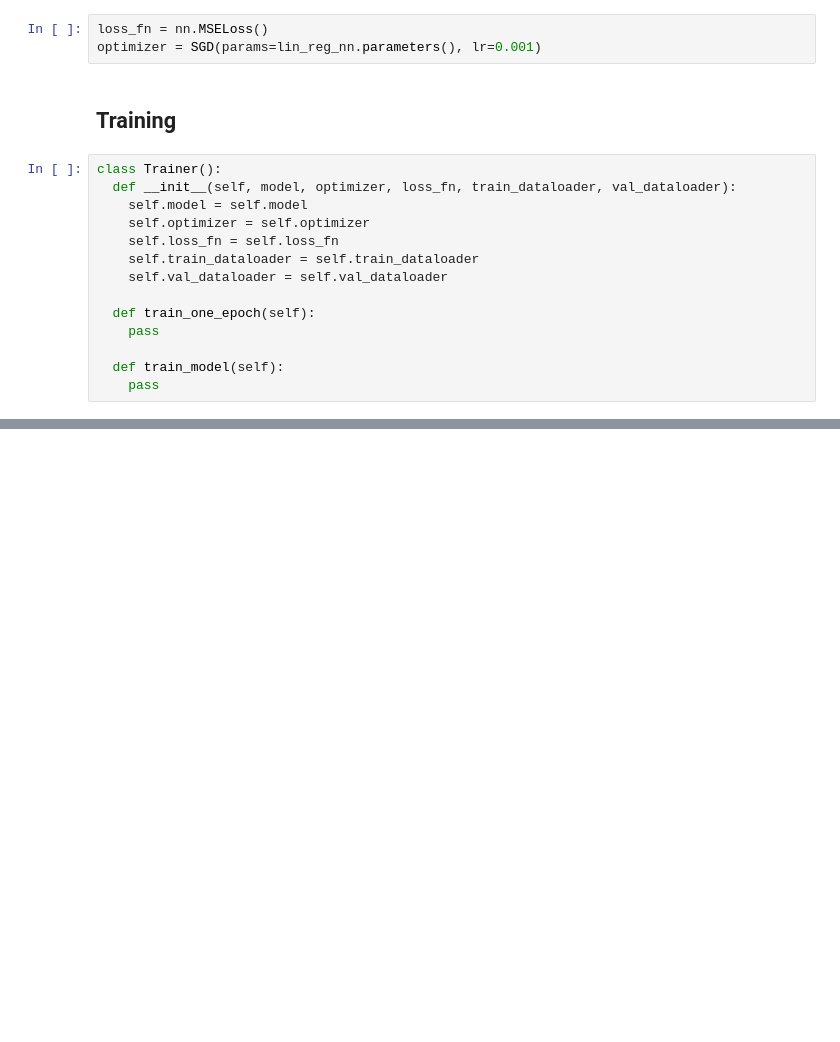
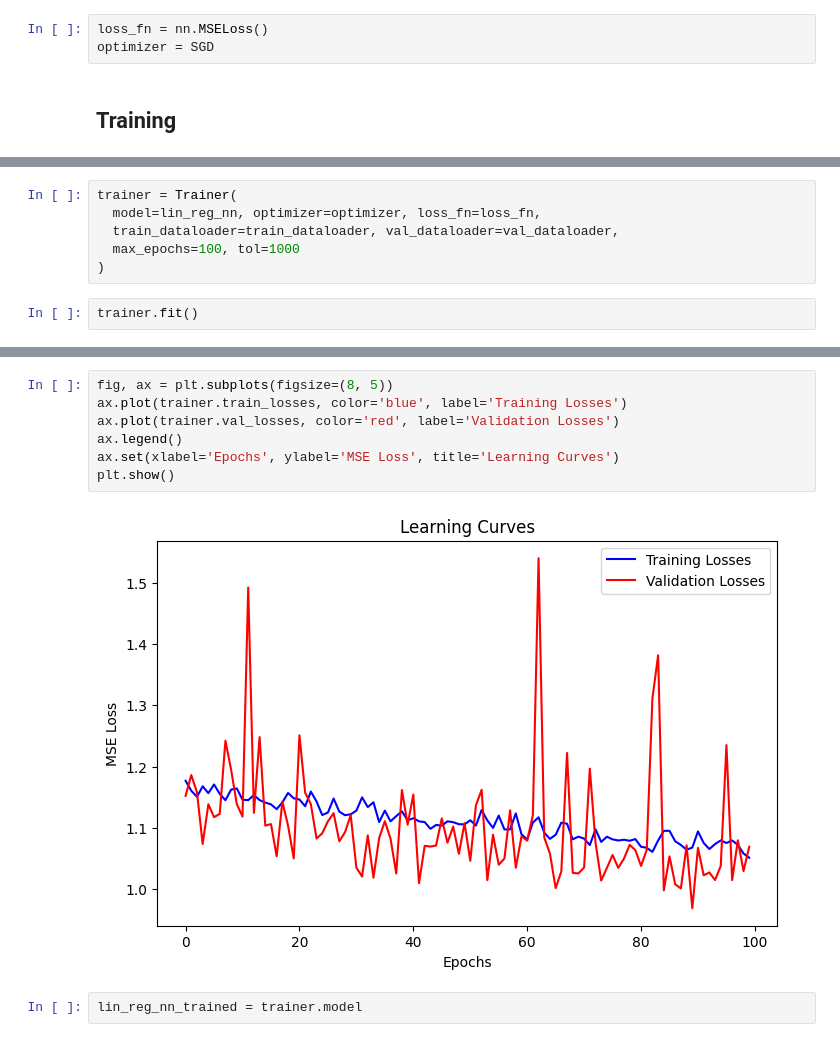
Before and after one commit to yashveersinghsohi/Dive_into_Deep_Learning_Practice, a Jupyter notebook: chapter_3/chapter_3_linear_regression.ipynb, the cells around one changed output, grey strips where cells are left out. Cells and saved outputs as stored; diff of their text form; blank space fills up the shorter version.

```diff
--- a/chapter_3/chapter_3_linear_regression.ipynb
+++ b/chapter_3/chapter_3_linear_regression.ipynb
@@ -109,20 +115,6 @@ lin_reg_nn = LinearRegressionNN()
 ## Loss Function and Optimizers
 # %%
 loss_fn = nn.MSELoss()
-optimizer = SGD(params=lin_reg_nn.parameters(), lr=0.001)
+optimizer = SGD
 # %% [markdown]
 ## Training
-# %%
-class Trainer():
-  def __init__(self, model, optimizer, loss_fn, train_dataloader, val_dataloader):
-    self.model = self.model
-    self.optimizer = self.optimizer
-    self.loss_fn = self.loss_fn
-    self.train_dataloader = self.train_dataloader
-    self.val_dataloader = self.val_dataloader
-
-  def train_one_epoch(self):
-    pass
-
-  def train_model(self):
-    pass
@@ -128,0 +184,8 @@ class Trainer():
+# %%
+trainer = Trainer(
+  model=lin_reg_nn, optimizer=optimizer, loss_fn=loss_fn,
+  train_dataloader=train_dataloader, val_dataloader=val_dataloader,
+  max_epochs=100, tol=1000
+)
+# %%
+trainer.fit()
@@ -128,0 +210,11 @@ class Trainer():
+# %%
+fig, ax = plt.subplots(figsize=(8, 5))
+ax.plot(trainer.train_losses, color='blue', label='Training Losses')
+ax.plot(trainer.val_losses, color='red', label='Validation Losses')
+ax.legend()
+ax.set(xlabel='Epochs', ylabel='MSE Loss', title='Learning Curves')
+plt.show()
+# %% [output]
+[figure, added]
+# %%
+lin_reg_nn_trained = trainer.model
```
Also changed, not shown: parts of 5 cells of this notebook.
